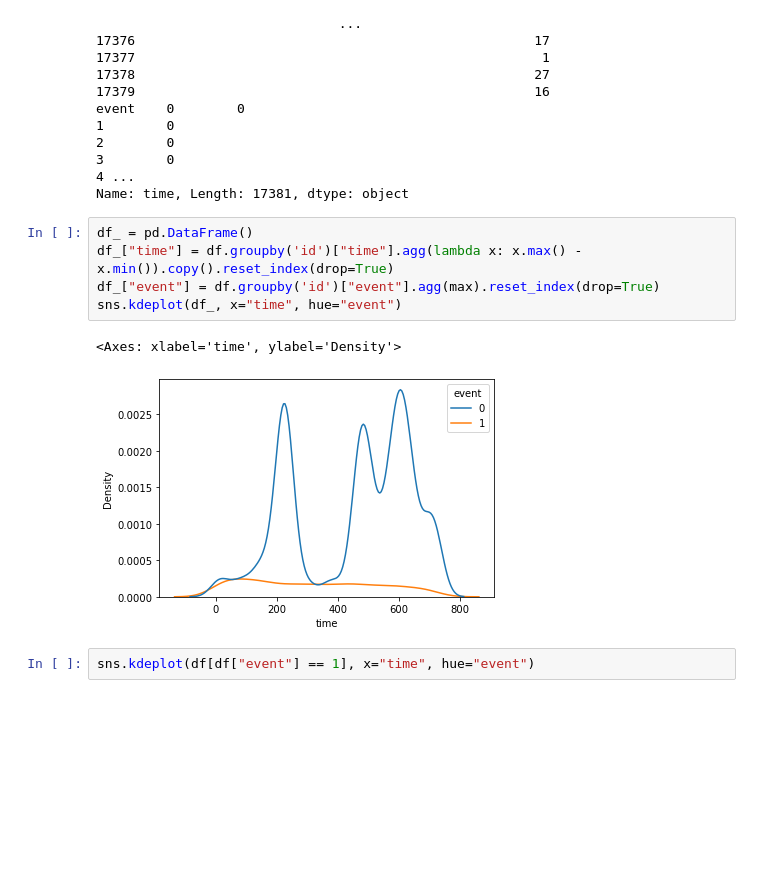
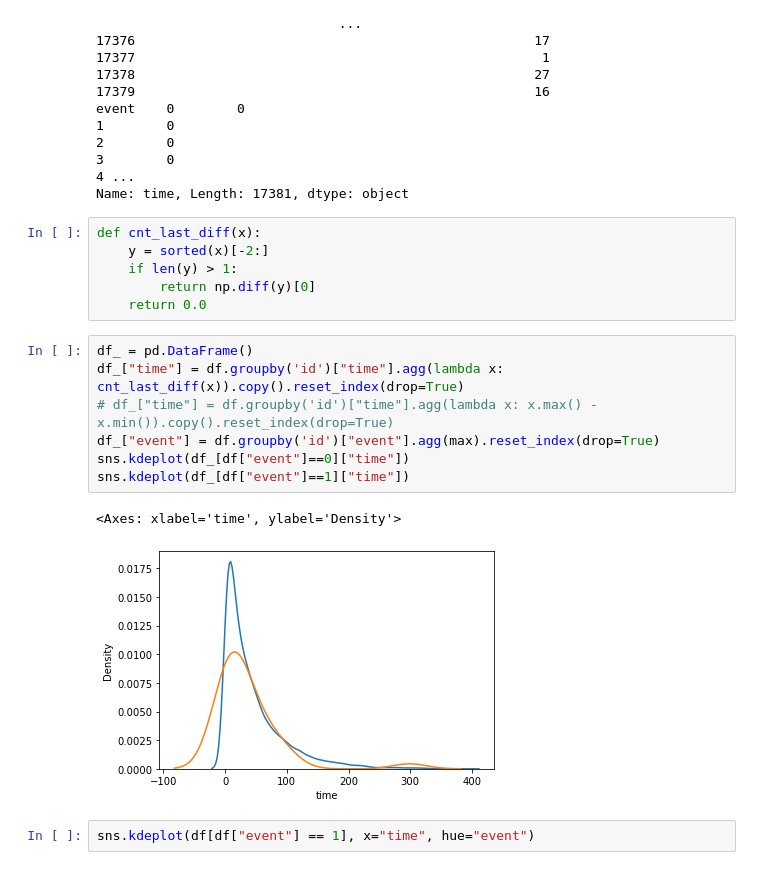
Before and after one commit to iuliivasilev/sys-ttf, a Jupyter notebook: data/HDFS_EDA.ipynb, the cells around one changed output. Drawn from its saved outputs; the diff is of its cells as text; blank space fills up the shorter version.

```diff
--- a/data/HDFS_EDA.ipynb
+++ b/data/HDFS_EDA.ipynb
@@ -124,14 +124,22 @@ event    0        0
 3        0
 4 ...
 Name: time, Length: 17381, dtype: object
+# %%
+def cnt_last_diff(x):
+    y = sorted(x)[-2:]
+    if len(y) > 1:
+        return np.diff(y)[0]
+    return 0.0
 # %%
 df_ = pd.DataFrame()
-df_["time"] = df.groupby('id')["time"].agg(lambda x: x.max() - x.min()).copy().reset_index(drop=True)
+df_["time"] = df.groupby('id')["time"].agg(lambda x: cnt_last_diff(x)).copy().reset_index(drop=True)
+# df_["time"] = df.groupby('id')["time"].agg(lambda x: x.max() - x.min()).copy().reset_index(drop=True)
 df_["event"] = df.groupby('id')["event"].agg(max).reset_index(drop=True)
-sns.kdeplot(df_, x="time", hue="event")
+sns.kdeplot(df_[df["event"]==0]["time"])
+sns.kdeplot(df_[df["event"]==1]["time"])
 # %% [output]
 <Axes: xlabel='time', ylabel='Density'>
-[figure, old version]
+[figure, new version]
 # %%
 sns.kdeplot(df[df["event"] == 1], x="time", hue="event")
 # %% [output]
```
